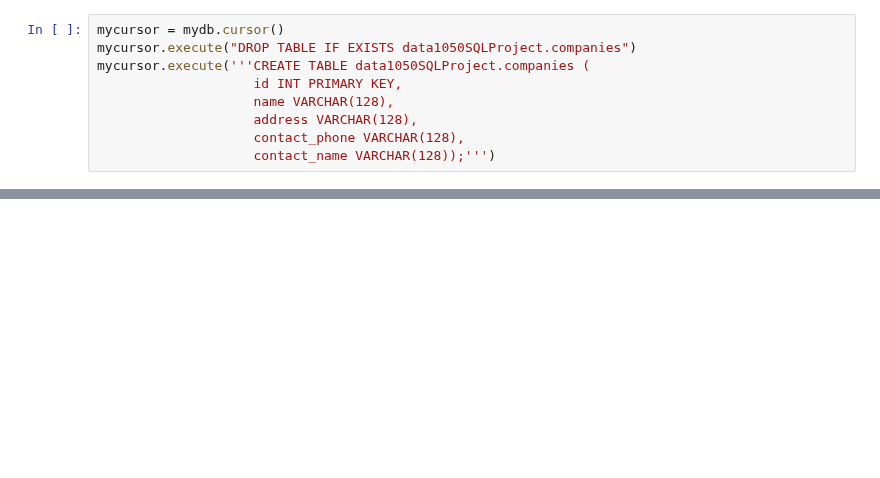
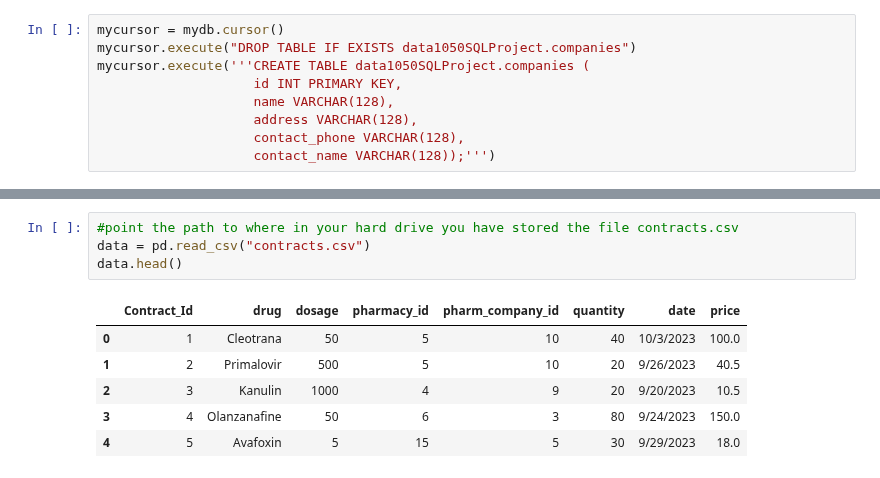
Before and after one commit to sirjimmylin/DATA1050-Fall2024, a Jupyter notebook: SQL Project/SQLProject.ipynb, the cells around one changed output, grey strips where cells are left out. Drawn from its saved outputs; the diff is of its cells as text; blank space fills up the shorter version.

Commit message:
10/25 add data initial commit

```diff
--- a/SQL Project/SQLProject.ipynb
+++ b/SQL Project/SQLProject.ipynb
@@ -179,0 +586,11 @@ mycursor.execute('''CREATE TABLE data1050SQLProject.contracts (
+# %%
+#point the path to where in your hard drive you have stored the file contracts.csv
+data = pd.read_csv("contracts.csv")
+data.head()
+# %% [output]
+|  | Contract_Id | drug | dosage | pharmacy_id | pharm_company_id | quantity | date | price |
+| 0 | 1 | Cleotrana | 50 | 5 | 10 | 40 | 10/3/2023 | 100.0 |
+| 1 | 2 | Primalovir | 500 | 5 | 10 | 20 | 9/26/2023 | 40.5 |
+| 2 | 3 | Kanulin | 1000 | 4 | 9 | 20 | 9/20/2023 | 10.5 |
+| 3 | 4 | Olanzanafine | 50 | 6 | 3 | 80 | 9/24/2023 | 150.0 |
+| 4 | 5 | Avafoxin | 5 | 15 | 5 | 30 | 9/29/2023 | 18.0 |
```
Also changed, not shown: parts of 53 cells of this notebook.
